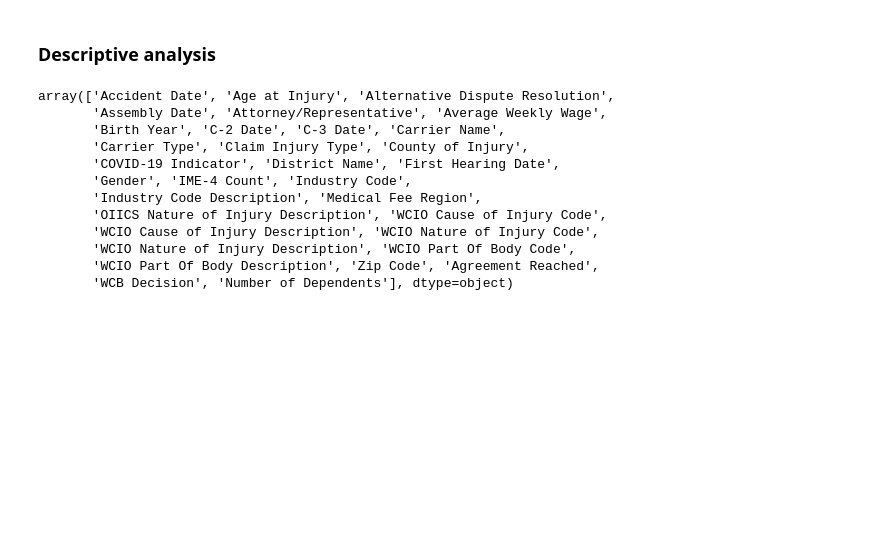
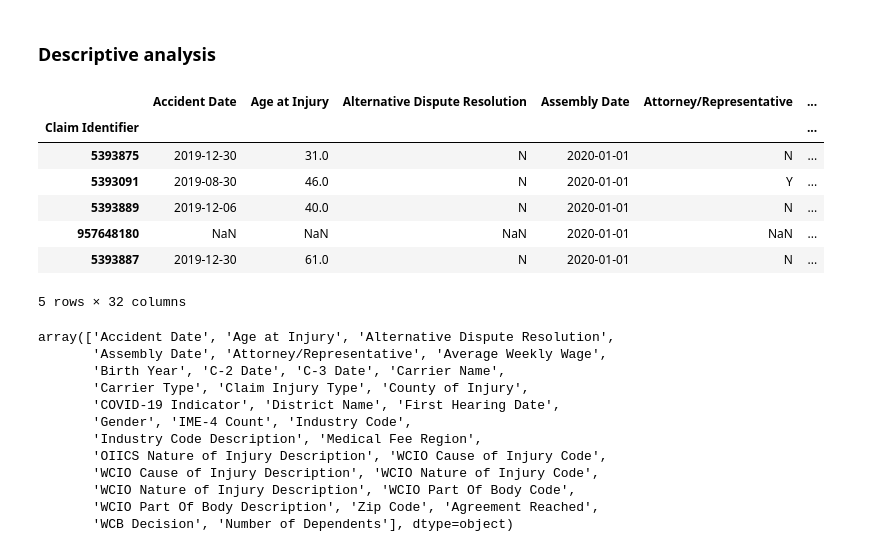
Before and after one commit to martarmb/ML_project_Group_31, a Jupyter notebook: EDA - ML project.ipynb, the cells around one changed output. Drawn from its saved outputs; the diff is of its cells as text; code cells hidden in the pictures; blank space fills up the shorter version.

```diff
--- a/EDA - ML project.ipynb
+++ b/EDA - ML project.ipynb
@@ -69,6 +73,17 @@ print(test_data.tail())
 # set "Claim Identifier" as the index for the train and test datasets
 train_data = train_data.set_index("Claim Identifier")
 test_data = test_data.set_index("Claim Identifier")
+# %%
+train_data.head()
+# %% [output]
+|  | Accident Date | Age at Injury | Alternative Dispute Resolution | Assembly Date | Attorney/Representative | ... |
+| Claim Identifier |  |  |  |  |  | ... |
+| 5393875 | 2019-12-30 | 31.0 | N | 2020-01-01 | N | ... |
+| 5393091 | 2019-08-30 | 46.0 | N | 2020-01-01 | Y | ... |
+| 5393889 | 2019-12-06 | 40.0 | N | 2020-01-01 | N | ... |
+| 957648180 | NaN | NaN | NaN | 2020-01-01 | NaN | ... |
+| 5393887 | 2019-12-30 | 61.0 | N | 2020-01-01 | N | ... |
+5 rows × 32 columns
 # %%
 train_data.columns.values
 # %% [output]
```
Also changed, not shown: parts of 48 cells of this notebook.
